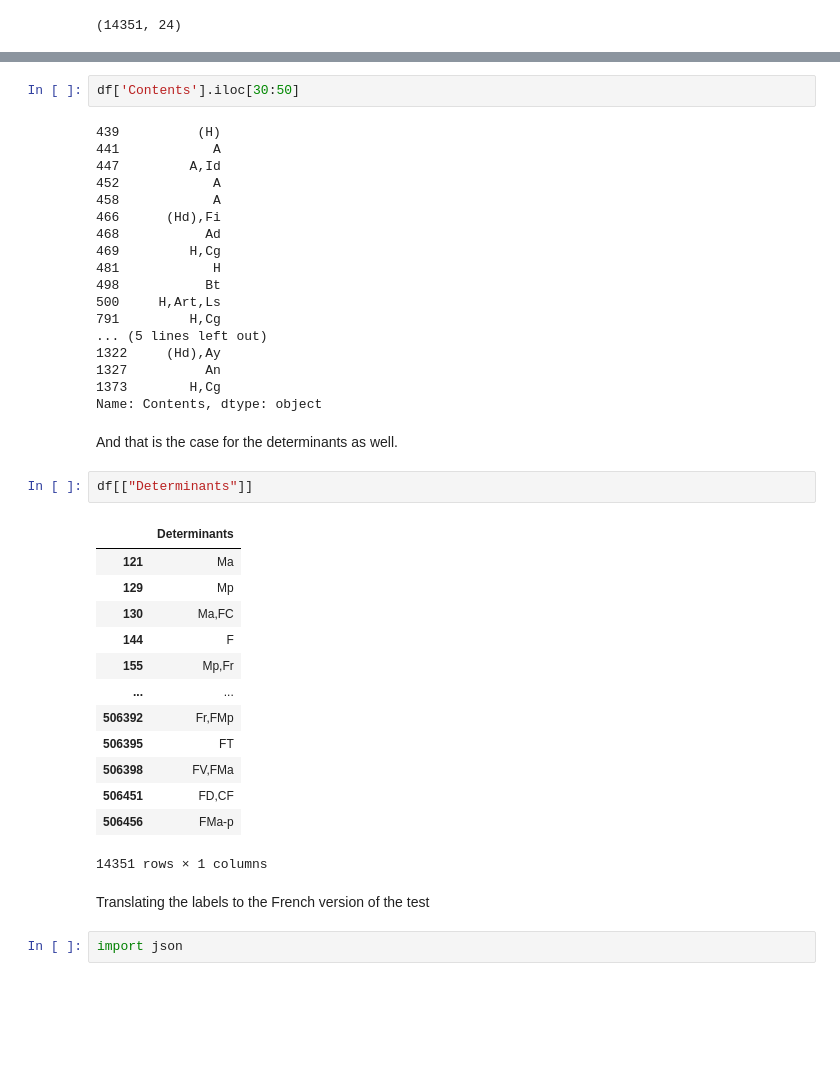
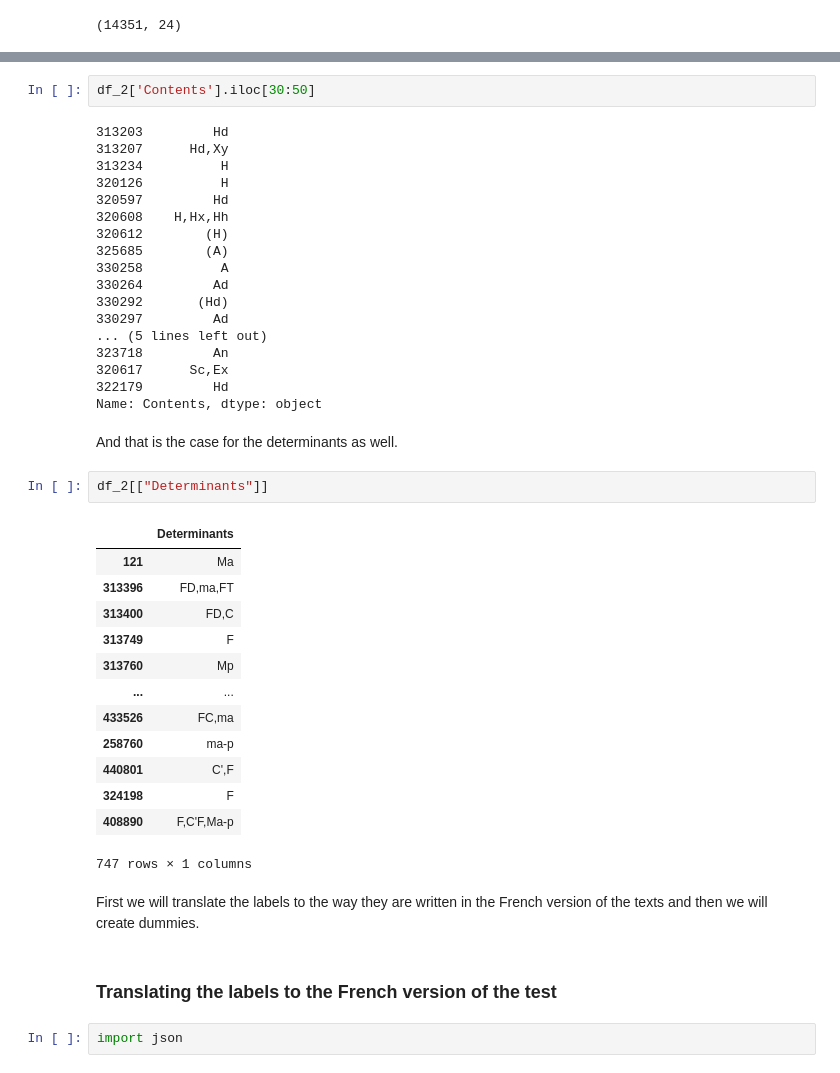
Before and after one commit to alberto-lorente/RorschIA_07-04, a Jupyter notebook: Dev/3. ML_models_development.ipynb, the cells around one changed output, grey strips where cells are left out. Cells and saved outputs as stored; diff of their text form; blank space fills up the shorter version.

```diff
--- a/Dev/3. ML_models_development.ipynb
+++ b/Dev/3. ML_models_development.ipynb
@@ -113,43 +162,45 @@ counts
 # %%
-df['Contents'].iloc[30:50]
+df_2['Contents'].iloc[30:50]
 # %% [output]
-439          (H)
-441            A
-447         A,Id
-452            A
-458            A
-466      (Hd),Fi
-468           Ad
-469         H,Cg
-481            H
-498           Bt
-500     H,Art,Ls
-791         H,Cg
+313203         Hd
+313207      Hd,Xy
+313234          H
+320126          H
+320597         Hd
+320608    H,Hx,Hh
+320612        (H)
+325685        (A)
+330258          A
+330264         Ad
+330292       (Hd)
+330297         Ad
 ... (5 lines left out)
-1322     (Hd),Ay
-1327          An
-1373        H,Cg
+323718         An
+320617      Sc,Ex
+322179         Hd
 Name: Contents, dtype: object
 # %% [markdown]
 And that is the case for the determinants as well.
 # %%
-df[["Determinants"]]
+df_2[["Determinants"]]
 # %% [output]
 |  | Determinants |
 | 121 | Ma |
-| 129 | Mp |
-| 130 | Ma,FC |
-| 144 | F |
-| 155 | Mp,Fr |
+| 313396 | FD,ma,FT |
+| 313400 | FD,C |
+| 313749 | F |
+| 313760 | Mp |
 | ... | ... |
-| 506392 | Fr,FMp |
-| 506395 | FT |
-| 506398 | FV,FMa |
-| 506451 | FD,CF |
-| 506456 | FMa-p |
+| 433526 | FC,ma |
+| 258760 | ma-p |
+| 440801 | C',F |
+| 324198 | F |
+| 408890 | F,C'F,Ma-p |
-14351 rows × 1 columns
+747 rows × 1 columns
+# %% [markdown]
+First we will translate the labels to the way they are written in the French version of the texts and then we will create dummies.
 # %% [markdown]
-Translating the labels to the French version of the test
+### Translating the labels to the French version of the test
 # %%
 import json
 # %%
```
Also changed, not shown: parts of 110 cells of this notebook, 3 other files.
